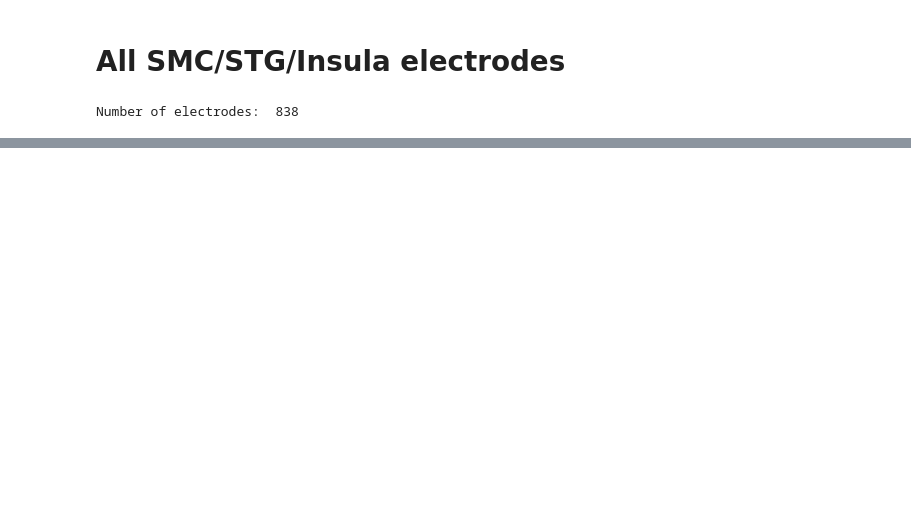
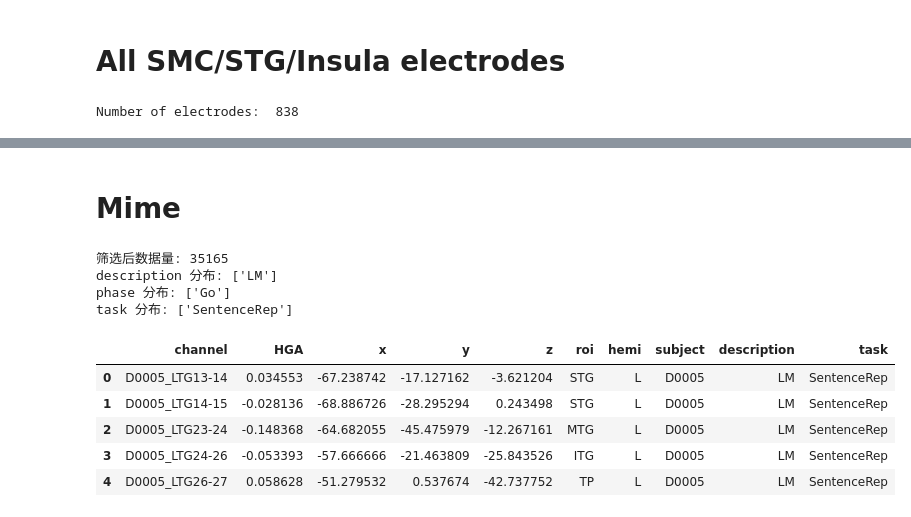
Before and after one commit to shinanlin/insula, a Jupyter notebook: viz/electrodes.ipynb, the cells around one changed output, grey strips where cells are left out. Drawn from its saved outputs; the diff is of its cells as text; code cells hidden in the pictures; blank space fills up the shorter version.

```diff
--- a/viz/electrodes.ipynb
+++ b/viz/electrodes.ipynb
@@ -503,0 +1119,79 @@ libEGL warning: failed to open /dev/dri/card0: Permission denied
+# %% [markdown]
+# Mime
+# %%
+import pandas as pd
+import numpy as np
+from mne_bids import BIDSPath
+from tqdm import tqdm
+
+# 1. 加载所有 time 数据
+task = ['PhonemeSequence', 'SentenceRep', 'TIMIT']
+ref = 'bipolar'
+
+time_paths = []
+for t in task:
+    time_paths.extend(
+        BIDSPath(
+            root=f'../results/{t}({ref})',
+            datatype='HGA',
+            suffix='time',
+            check=False,
+        ).match()
+    )
+
+# 2. 加载数据
+time_dfs = []
+for path in tqdm(time_paths):
+    df = pd.read_csv(path)
+    time_dfs.append(df)
+
+time_data = pd.concat(time_dfs)
+
+# rename ROIs
+time_data.loc[time_data.roi == 'INS', 'roi'] = 'Insula'
+time_data.loc[time_data.roi == 'HG', 'roi'] = 'STG'
+time_data.loc[time_data.roi == 'PrG', 'roi'] = 'SMC'
+time_data.loc[time_data.roi == 'PoG', 'roi'] = 'SMC'
+time_data.loc[time_data.roi == 'Subcentral', 'roi'] = 'SMC'
+
+# 3. 先筛选 speak/production 数据，再 groupby
+# 排除 perception 和 passive
+mime_hga = time_data[time_data.description.isin(['LM'])]
+mask = (mime_hga.phase.isin(['Go']))
+mime_hga = mime_hga[mask]
+
+# 只保留 time >= -0.5
+mime_hga = mime_hga[(mime_hga['time'] <= 0) &
+                        (mime_hga['time'] >= -0.5)]
+
+print(f"筛选后数据量: {len(mime_hga)}")
+print(f"description 分布: {mime_hga.description.unique()}")
+print(f"phase 分布: {mime_hga.phase.unique()}")
+print(f"task 分布: {mime_hga.task.unique()}")
+
+# 4. groupby 计算 peak HGA
+mime_hga = mime_hga.groupby('channel').agg({
+    'value': 'mean',
+    'x': 'first',
+    'y': 'first',
+    'z': 'first',
+    'roi': 'first',
+    'hemi': 'first',
+    'subject': 'first',
+    'description': 'first',
+    'task': 'first'
+}).reset_index()
+
+mime_hga.rename(columns={'value': 'HGA'}, inplace=True)
+mime_hga.head()
+# %% [output]
+筛选后数据量: 35165
+description 分布: ['LM']
+phase 分布: ['Go']
+task 分布: ['SentenceRep']
+|  | channel | HGA | x | y | z | roi | hemi | subject | description | task |
+| 0 | D0005_LTG13-14 | 0.034553 | -67.238742 | -17.127162 | -3.621204 | STG | L | D0005 | LM | SentenceRep |
+| 1 | D0005_LTG14-15 | -0.028136 | -68.886726 | -28.295294 | 0.243498 | STG | L | D0005 | LM | SentenceRep |
+| 2 | D0005_LTG23-24 | -0.148368 | -64.682055 | -45.475979 | -12.267161 | MTG | L | D0005 | LM | SentenceRep |
+| 3 | D0005_LTG24-26 | -0.053393 | -57.666666 | -21.463809 | -25.843526 | ITG | L | D0005 | LM | SentenceRep |
+| 4 | D0005_LTG26-27 | 0.058628 | -51.279532 | 0.537674 | -42.737752 | TP | L | D0005 | LM | SentenceRep |
```
Also changed, not shown: parts of 13 cells of this notebook.
